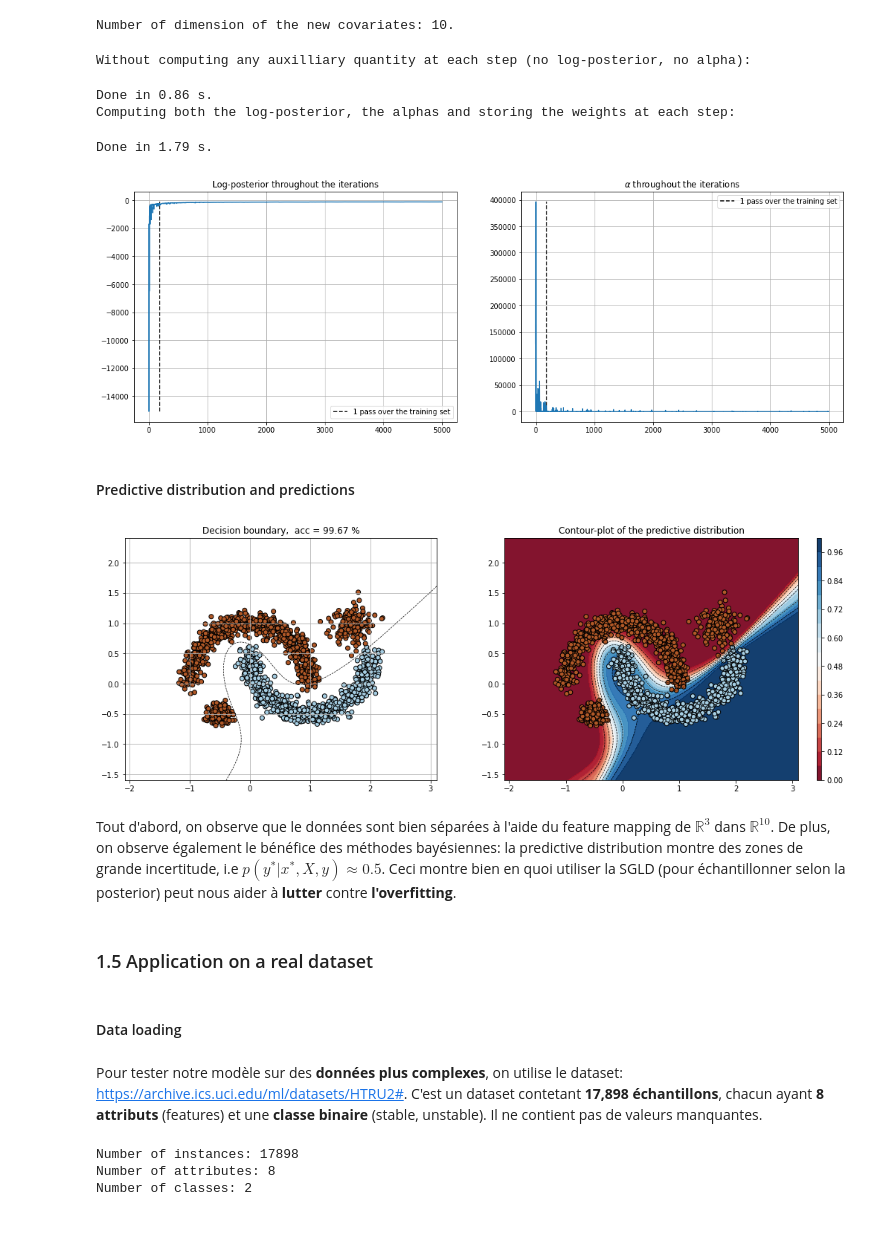
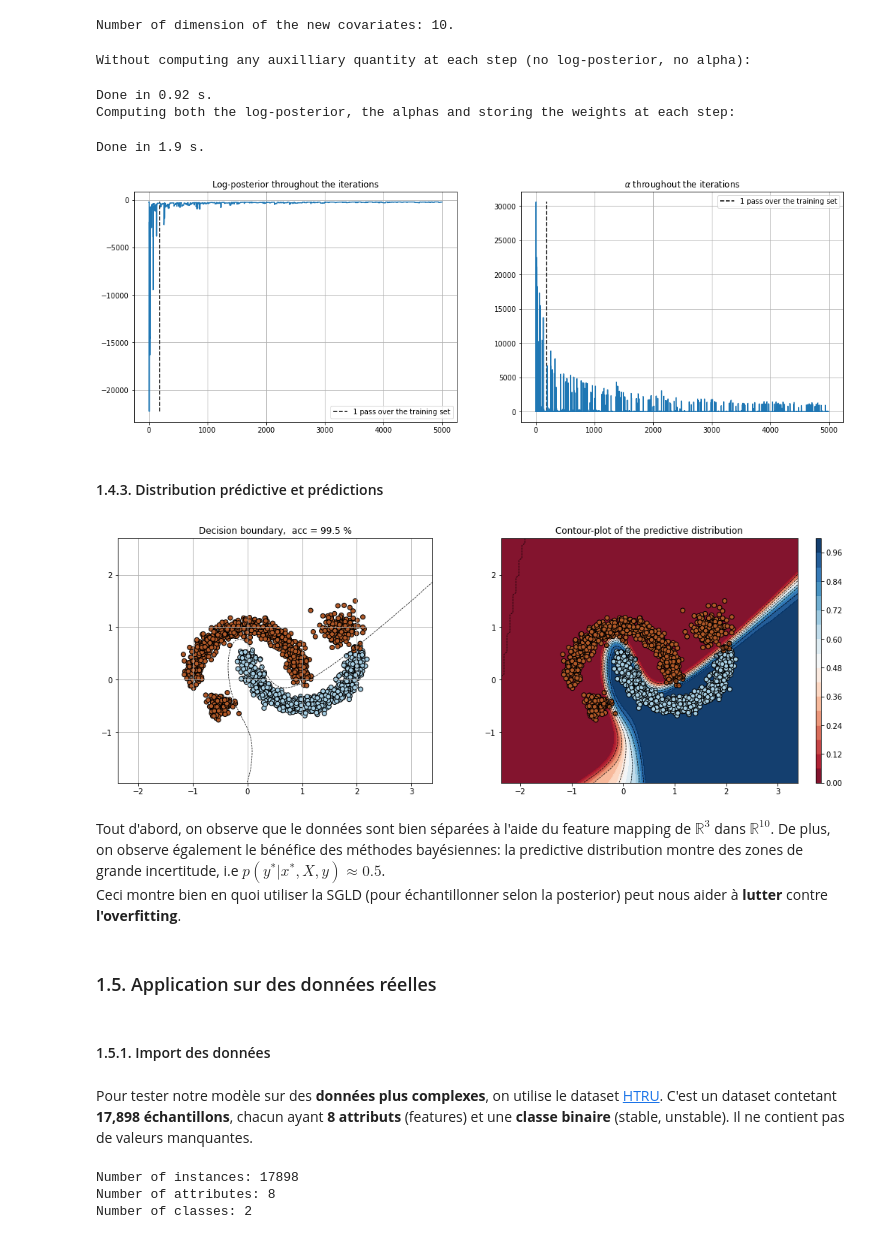
Before and after one commit to LouisBouvier/BML_Stochastic_Langevin_Dynamics, a Jupyter notebook: bayes_logreg_laplace.ipynb, the cells around one changed output. Cells and saved outputs as stored; diff of their text form; code cells hidden in the pictures.

```diff
--- a/bayes_logreg_laplace.ipynb
+++ b/bayes_logreg_laplace.ipynb
@@ -138,7 +191,7 @@ def gradient_laplace(beta, batch_X, batch_y, n_samples, bool_cov_score=False):
         # get score
         res2 = res - (1/n_samples) * np.sign(beta)
         # get empirical covariance
-        cov_score = (1 / len(batch_X)) * (res2 - res2.sum(0)).T @ (res2 - res2.sum(0))
+        cov_score = (1 / len(batch_X)) * (res2 - res2.mean(0)).T @ (res2 - res2.mean(0))
         return batch_grad, cov_score
 
 def SGLD_logreg(X, y, n_iter, a, b, gamma, beta_0, batch_size, bool_trackW=False, bool_trackL=False, bool_trackA=False):
@@ -176,7 +229,6 @@ def SGLD_logreg(X, y, n_iter, a, b, gamma, beta_0, batch_size, bool_trackW=False
     # store weights throughout the iterations if required
     if bool_trackA:
         trackA = np.zeros(n_iter)
-
 
     for ii in tqdm(range(n_iter)):
 
@@ -235,19 +287,6 @@ def SGLD_logreg(X, y, n_iter, a, b, gamma, beta_0, batch_size, bool_trackW=False
     else:
         return betas
 
-
-def get_init_from_SGLD(samples,last_steps=100):
-    """
-    inputs:
-    - samples: np.array, samples from the SGLD (beta parameters)
-    - last_steps: integer, the amount of last steps to compute a mean as initial point
-    outputs:
-    - emp_cv: np.array, the empirical covariance of the samples
-    - beta_init: np.array, a point to initialise a sampling method"""
-    mean_last_steps = np.mean(samples[-last_steps:,:],axis=0).reshape(1,-1,)
-    return 1/(last_steps-1) * (samples[-last_steps:,:]-mean_last_steps).T@(samples[-last_steps:,:]-mean_last_steps), mean_last_steps
-
-
 def predictive_MC(X_new, samples, burn_in=None, weights=None):
     """
     Get the predictive distribution by Monte-Carlo approximation.
@@ -291,4 +330,4 @@ def get_criterion_ent(pred_distrib, idxs_misclass):
       np.float, criterion to measure uncertainty management
     """
     prob_misclass = pred_distrib[idxs_misclass]
-    return - (prob_misclass * np.log(prob_misclass) + (1-prob_misclass) * np.log(1-prob_misclass)).mean()
+    return - (prob_misclass * np.log2(prob_misclass) + (1-prob_misclass) * np.log2(1-prob_misclass)).mean()
@@ -574,22 +639,26 @@ On effectue ensuite la classification dans $\mathbb{R}^{10}$ avec cette nouvelle
 # %%
 # polynomial transformation of the features
-poly = PolynomialFeatures(3)
+poly = PolynomialFeatures(3, include_bias=True)
 phi_X = poly.fit_transform(X)
+
 print(f"Number of dimension of the new covariates: {phi_X.shape[1]}.")
 # %% [output]
 Number of dimension of the new covariates: 10.
 # %%
-a = .1
-b = 40
+a = .6
+b = 50
 gamma = .7
 batch_size = 10
+n_iter = 5000
 beta_0 = np.ones(phi_X.shape[1])
-n_iter = 5000
 
 # without computing log-posterior at each step
 print(f"Without computing any auxilliary quantity at each step (no log-posterior, no alpha):")
 time.sleep(1)
-_ = SGLD_logreg(phi_X, y, n_iter, a, b, gamma, beta_0, batch_size)
+betas = SGLD_logreg(phi_X, y, n_iter, a, b, gamma, beta_0, batch_size)
+
+# re-inject last sample in the next run
+beta_0 = betas[-1]
 
 # computing both alphas and log-posterior at each step
 print(f"Computing both the log-posterior, the alphas and storing the weights at each step:")
@@ -597,9 +666,9 @@ time.sleep(1)
 betas, trackA, trackW, trackL = SGLD_logreg(phi_X, y, n_iter, a, b, gamma, beta_0, batch_size, bool_trackL=True, bool_trackA=True, bool_trackW=True)
 # %% [output]
 Without computing any auxilliary quantity at each step (no log-posterior, no alpha):
-Done in 0.86 s.
+Done in 0.92 s.
 Computing both the log-posterior, the alphas and storing the weights at each step:
-Done in 1.79 s.
+Done in 1.9 s.
 # %%
 fig, ax = plt.subplots(1, 2, figsize=(9*2, 6))
 num_epoch = 1
@@ -622,57 +691,58 @@ ax[1].grid()
 
 plt.show()
 # %% [output]
-[figure, old version]
+[figure, new version]
-# %% [markdown]
-#### Predictive distribution and predictions
+# %% [markdown]
+#### 1.4.3. Distribution prédictive et prédictions
 # %%
 # approximation of the accuracy
-beta = betas[-1]
+beta = betas[-1000:].mean(0)
 acc = 100 * (np.sign(phi_X @ beta) == y).mean()
 
-xlim, ylim = (X[:,0].min()-.9, X[:,0].max()+.9), (X[:,1].min()-.9, X[:,1].max()+.9)
+xlim, ylim = (X[:,0].min()-1.2, X[:,0].max()+1.2), (X[:,1].min()-1.2, X[:,1].max()+1.2)
 
 # contour of the predictive distribution
 xs = np.linspace(xlim[0], xlim[1], 100)
 ys = np.linspace(ylim[0], ylim[1], 100)
 xx, yy = np.meshgrid(xs, ys, sparse=False, indexing='ij')
 zz = np.array([[xss,yss] for (xss,yss) in zip(xx.ravel(), yy.ravel())])
 phi_zz = poly.transform(zz)
 ZZ = predictive_MC(X_new=phi_zz, samples=betas, burn_in=burn_in, weights=trackW)
 ZZ = ZZ.reshape(xx.shape).T
 
 #fig, ax = plt.subplots(figsize=(8, 6))
 fig, ax = plt.subplots(1, 2, figsize=(2*9, 6), gridspec_kw={"width_ratios": [.85, 1]})
 
 # visualize decision boundary
 ax[0].scatter(X[:,0], X[:,1], c=y, cmap='Paired_r', edgecolors='k')
 #x = np.linspace(-10, 10, 10)
 #ax[0].plot(x, f(x), linestyle='--', color='k')
 ax[0].set_ylim(ylim[0], ylim[1])
 ax[0].set_xlim(xlim[0], xlim[1])
 ax[0].contour(xs, ys, ZZ, colors='k', linestyles='--', linewidths=0.7, levels=[0.5])
 ax[0].set_title("Decision boundary, "+" acc = {} %".format(round(acc, 2)))
 ax[0].grid()
 
 # contour of the predictive distribution
 cont = ax[1].contourf(xs, ys, ZZ, 18, cmap='RdBu',
             vmin=ZZ.min(), vmax=ZZ.max(), alpha=.95)
 fig.colorbar(cont, aspect=50)
 ax[1].contour(xs, ys, ZZ, colors='k', linestyles='--', linewidths=0.7)
 ax[1].scatter(X[:,0], X[:,1], c=y, cmap='Paired_r', edgecolors='k')
 ax[1].set_title("Contour-plot of the predictive distribution");
 
 plt.show()
 # %% [output]
-[figure, old version]
+[figure, new version]
 # %% [markdown]
-Tout d'abord, on observe que le données sont bien séparées à l'aide du feature mapping de $\mathbb{R}^3$ dans $\mathbb{R}^{10}$. De plus, on observe également le bénéfice des méthodes bayésiennes: la predictive distribution montre des zones de grande incertitude, i.e $p(y^*|x^*, X, y) \approx 0.5$. Ceci montre bien en quoi utiliser la SGLD (pour échantillonner selon la posterior) peut nous aider à **lutter** contre **l'overfitting**.
+Tout d'abord, on observe que le données sont bien séparées à l'aide du feature mapping de $\mathbb{R}^3$ dans $\mathbb{R}^{10}$. De plus, on observe également le bénéfice des méthodes bayésiennes: la predictive distribution montre des zones de grande incertitude, i.e $p(y^*|x^*, X, y) \approx 0.5$.
+Ceci montre bien en quoi utiliser la SGLD (pour échantillonner selon la posterior) peut nous aider à **lutter** contre **l'overfitting**.
 # %% [markdown]
-### 1.5 Application on a real dataset
+### 1.5. Application sur des données réelles
-# %% [markdown]
-#### Data loading
+# %% [markdown]
+#### 1.5.1. Import des données
 # %% [markdown]
-Pour tester notre modèle sur des **données plus complexes**, on utilise le dataset: https://archive.ics.uci.edu/ml/datasets/HTRU2#.
+Pour tester notre modèle sur des **données plus complexes**, on utilise le dataset [HTRU](https://archive.ics.uci.edu/ml/datasets/HTRU2#).
 C'est un dataset contetant **17,898 échantillons**, chacun ayant **8 attributs** (features) et une **classe binaire** (stable, unstable). Il ne contient pas de valeurs manquantes.
 # %%
 # load the dataset
```
Also changed, not shown: parts of 173 cells of this notebook.
